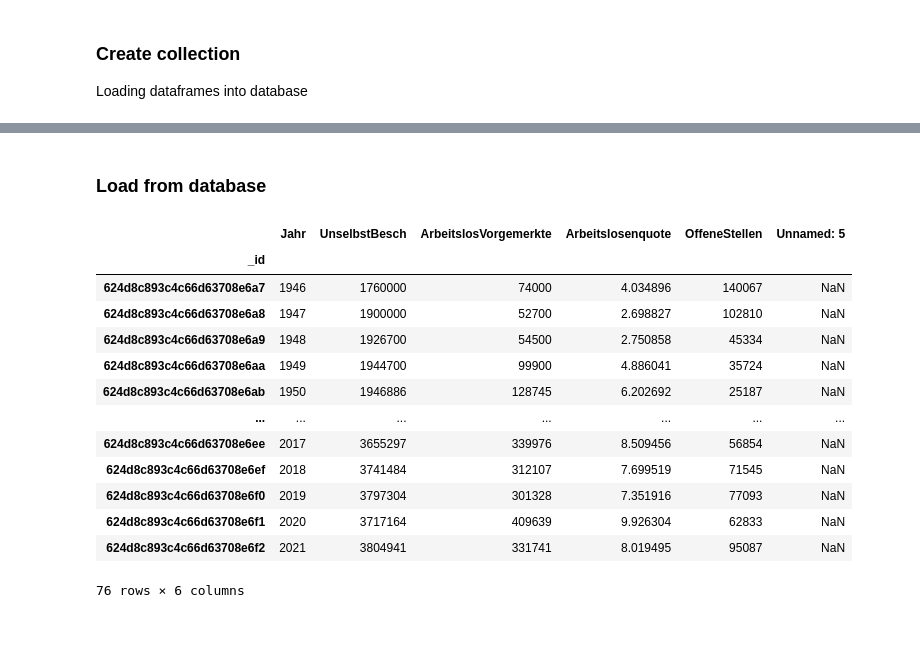
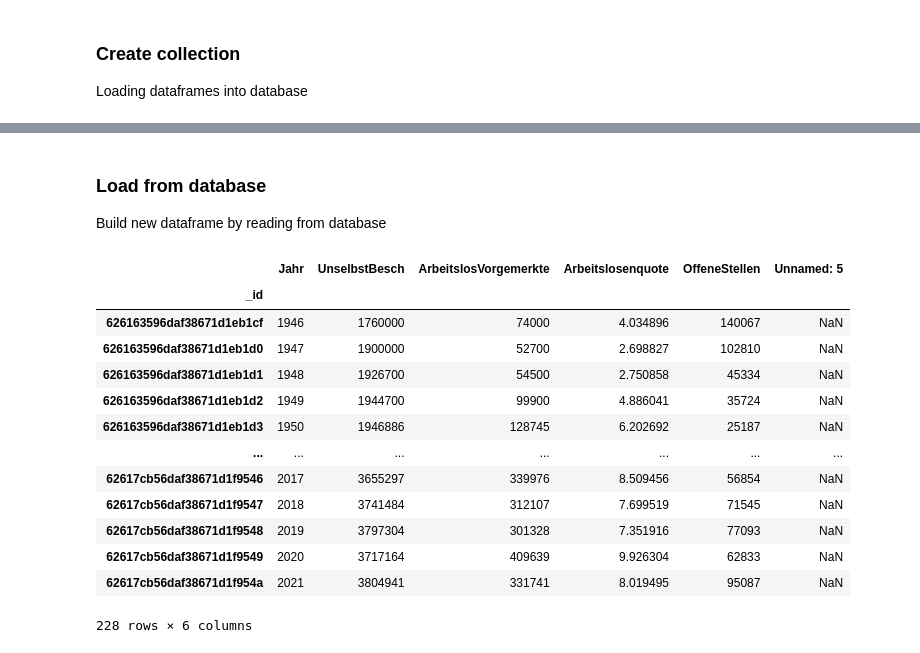
Before and after one commit to jirn073-76/Project_Concrete, a Jupyter notebook: Project_Concrete.ipynb, the cells around one changed output, grey strips where cells are left out. Saved outputs shown, nothing was run; the diff lists cells and outputs as text; code cells hidden in the pictures.

```diff
--- a/Project_Concrete.ipynb
+++ b/Project_Concrete.ipynb
@@ -157,22 +205,23 @@ for data in y:
 # %% [markdown]
 ### Load from database
+Build new dataframe by reading from database
 # %%
-# Build new dataframe by reading from database
-unemployment_df = pd.DataFrame(list(unemp_col.find()))
-unemployment_df = unemployment_df.set_index("_id")
-unemployment_df
+# Unemployment
+unemployment_fromDb = pd.DataFrame(list(unemp_col.find()))
+unemployment_fromDb = unemployment_fromDb.set_index("_id")
+unemployment_fromDb
 # %% [output]
 |  | Jahr | UnselbstBesch | ArbeitslosVorgemerkte | Arbeitslosenquote | OffeneStellen | Unnamed: 5 |
 | _id |  |  |  |  |  |  |
-| 624d8c893c4c66d63708e6a7 | 1946 | 1760000 | 74000 | 4.034896 | 140067 | NaN |
-| 624d8c893c4c66d63708e6a8 | 1947 | 1900000 | 52700 | 2.698827 | 102810 | NaN |
-| 624d8c893c4c66d63708e6a9 | 1948 | 1926700 | 54500 | 2.750858 | 45334 | NaN |
-| 624d8c893c4c66d63708e6aa | 1949 | 1944700 | 99900 | 4.886041 | 35724 | NaN |
-| 624d8c893c4c66d63708e6ab | 1950 | 1946886 | 128745 | 6.202692 | 25187 | NaN |
+| 626163596daf38671d1eb1cf | 1946 | 1760000 | 74000 | 4.034896 | 140067 | NaN |
+| 626163596daf38671d1eb1d0 | 1947 | 1900000 | 52700 | 2.698827 | 102810 | NaN |
+| 626163596daf38671d1eb1d1 | 1948 | 1926700 | 54500 | 2.750858 | 45334 | NaN |
+| 626163596daf38671d1eb1d2 | 1949 | 1944700 | 99900 | 4.886041 | 35724 | NaN |
+| 626163596daf38671d1eb1d3 | 1950 | 1946886 | 128745 | 6.202692 | 25187 | NaN |
 | ... | ... | ... | ... | ... | ... | ... |
-| 624d8c893c4c66d63708e6ee | 2017 | 3655297 | 339976 | 8.509456 | 56854 | NaN |
-| 624d8c893c4c66d63708e6ef | 2018 | 3741484 | 312107 | 7.699519 | 71545 | NaN |
-| 624d8c893c4c66d63708e6f0 | 2019 | 3797304 | 301328 | 7.351916 | 77093 | NaN |
-| 624d8c893c4c66d63708e6f1 | 2020 | 3717164 | 409639 | 9.926304 | 62833 | NaN |
-| 624d8c893c4c66d63708e6f2 | 2021 | 3804941 | 331741 | 8.019495 | 95087 | NaN |
+| 62617cb56daf38671d1f9546 | 2017 | 3655297 | 339976 | 8.509456 | 56854 | NaN |
+| 62617cb56daf38671d1f9547 | 2018 | 3741484 | 312107 | 7.699519 | 71545 | NaN |
+| 62617cb56daf38671d1f9548 | 2019 | 3797304 | 301328 | 7.351916 | 77093 | NaN |
+| 62617cb56daf38671d1f9549 | 2020 | 3717164 | 409639 | 9.926304 | 62833 | NaN |
+| 62617cb56daf38671d1f954a | 2021 | 3804941 | 331741 | 8.019495 | 95087 | NaN |
-76 rows × 6 columns
+228 rows × 6 columns
```
Also changed, not shown: parts of 9 cells of this notebook, 1 other file.
